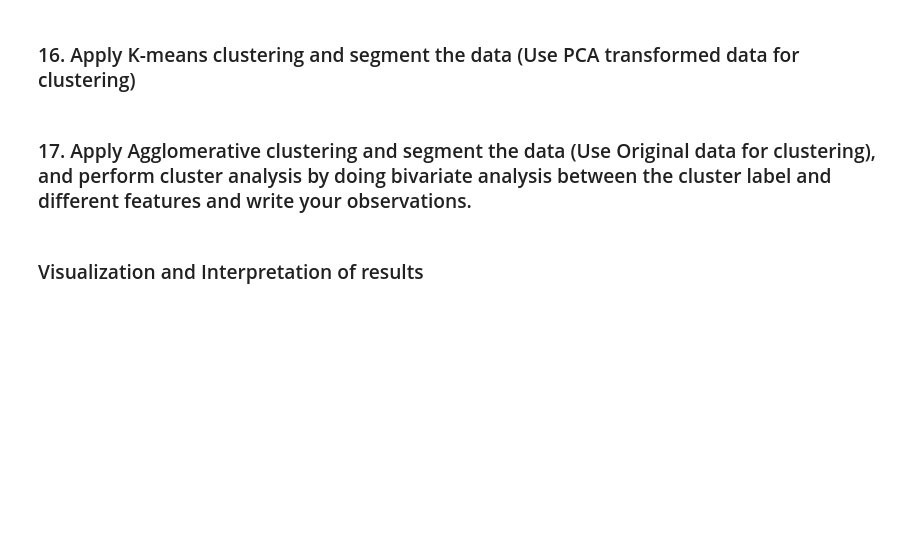
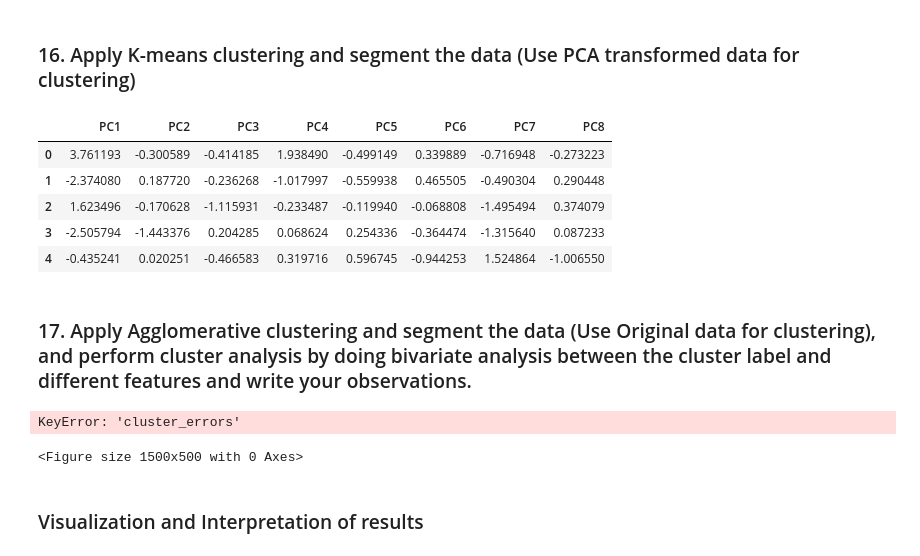
Before and after one commit to Sarvani-Andugulapati/Sarvani_UnsupervisedLab4, a Jupyter notebook: Unsupervised Learning - Lab session.ipynb, the cells around one changed output. Drawn from its saved outputs; the diff is of its cells as text; code cells hidden in the pictures; blank space fills up the shorter version.

```diff
--- a/Unsupervised Learning - Lab session.ipynb
+++ b/Unsupervised Learning - Lab session.ipynb
@@ -184,6 +235,15 @@ MntWines MntFruits MntMeatProducts MntFishProducts MntSweetProducts MntGoldProds
 # %% [markdown]
 ### 12. Extract 'age' using the column 'Year_Birth' and then drop the column 'Year_birth'
+# %%
+df['age'] = 2022 - df['Year_Birth']
+# %%
+df = df.drop(['Year_Birth'], axis = 1)
 # %% [markdown]
 ### 13. Encode the categorical variables in the dataset
+# %%
+cat = ['Education', 'Marital_Status']
+lbl = LabelEncoder()
+for i in cat:
+    df[i]=df[[i]].apply(lbl.fit_transform)
 # %% [markdown]
 ### 14. Standardize the columns, so that values are in a particular range
@@ -192,2 +333,14 @@ MntWines MntFruits MntMeatProducts MntFishProducts MntSweetProducts MntGoldProds
 # %% [markdown]
 ### 16. Apply K-means clustering and segment the data (Use PCA transformed data for clustering)
+# %%
+pca = PCA(n_components = 8)
+
+pca_df = pd.DataFrame(pca.fit_transform(scaled_features_df), columns = ['PC1','PC2','PC3','PC4','PC5','PC6','PC7','PC8'])
+pca_df.head()
+# %% [output]
+|  | PC1 | PC2 | PC3 | PC4 | PC5 | PC6 | PC7 | PC8 |
+| 0 | 3.761193 | -0.300589 | -0.414185 | 1.938490 | -0.499149 | 0.339889 | -0.716948 | -0.273223 |
+| 1 | -2.374080 | 0.187720 | -0.236268 | -1.017997 | -0.559938 | 0.465505 | -0.490304 | 0.290448 |
+| 2 | 1.623496 | -0.170628 | -1.115931 | -0.233487 | -0.119940 | -0.068808 | -1.495494 | 0.374079 |
+| 3 | -2.505794 | -1.443376 | 0.204285 | 0.068624 | 0.254336 | -0.364474 | -1.315640 | 0.087233 |
+| 4 | -0.435241 | 0.020251 | -0.466583 | 0.319716 | 0.596745 | -0.944253 | 1.524864 | -1.006550 |
@@ -194,5 +354,14 @@ MntWines MntFruits MntMeatProducts MntFishProducts MntSweetProducts MntGoldProds
 # %% [markdown]
 ### 17. Apply Agglomerative clustering and segment the data (Use Original data for clustering), and perform cluster analysis by doing bivariate analysis between the cluster label and different features and write your observations.
+# %%
+cluster_df = pd.DataFrame({'num_clusters':cluster_range,'cluster errors':cluster_errors})
+
+plt.figure(figsize=[15,5])
+plt.plot(cluster_df['num_clusters'],cluster_df['cluster_errors'],marker='o',color ='b')
+plt.show()
+# %% [output]
+KeyError: 'cluster_errors'
+<Figure size 1500x500 with 0 Axes>
 # %% [markdown]
 ### Visualization and Interpretation of results
 # %% [markdown]
```
Also changed, not shown: parts of 18 cells of this notebook.
